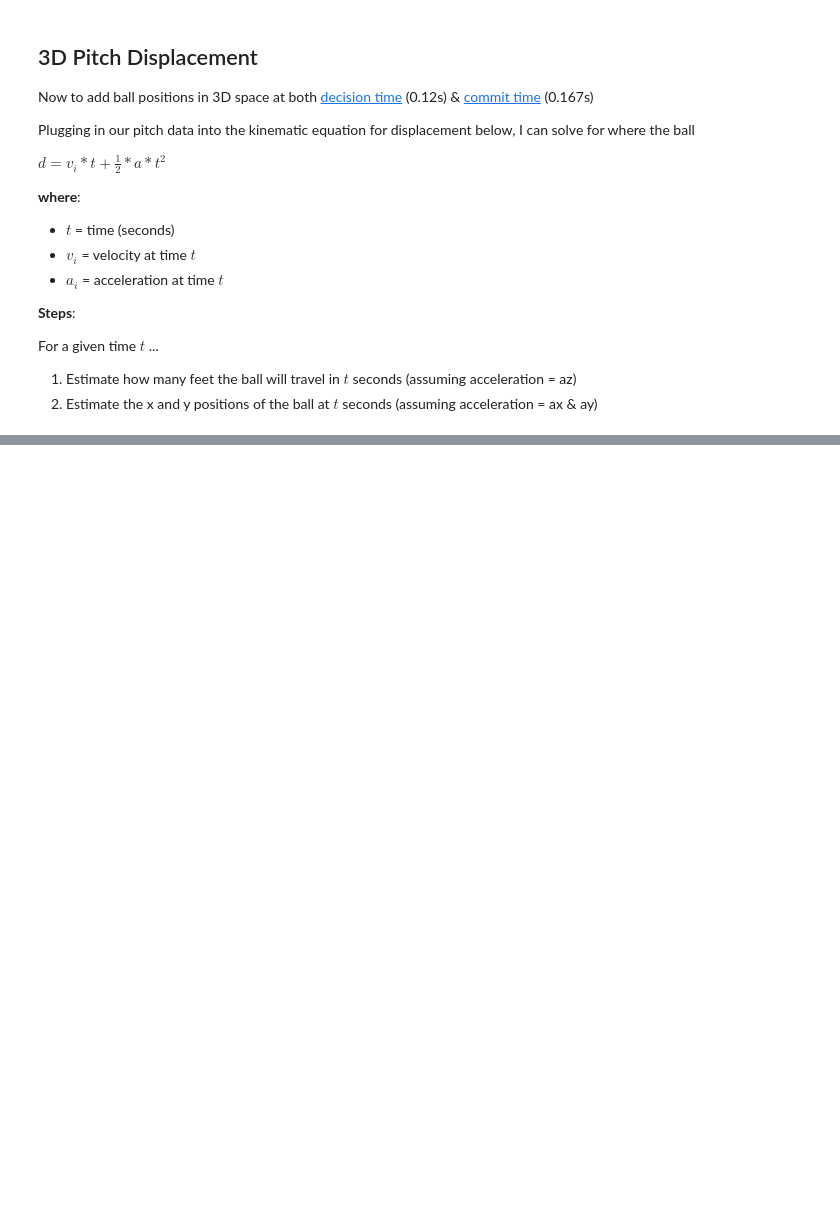
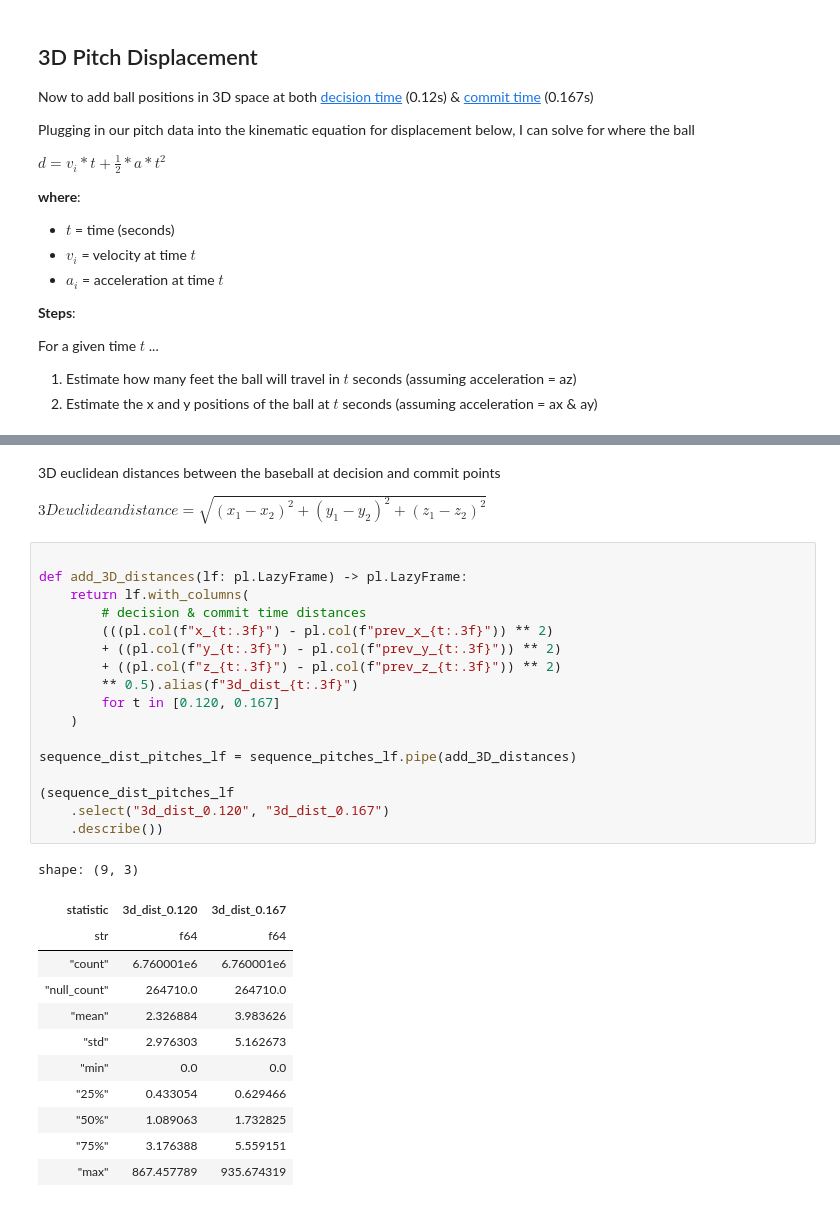
Before and after one commit to Jensen-holm/Sequence-Plus, a Jupyter notebook: notebooks/tunnel+.ipynb, the cells around one changed output, grey strips where cells are left out. Saved outputs shown, nothing was run; the diff lists cells and outputs as text; blank space fills up the shorter version.

```diff
--- a/notebooks/tunnel+.ipynb
+++ b/notebooks/tunnel+.ipynb
@@ -309,0 +370,34 @@ shape: (9, 7)
+# %% [markdown]
+3D euclidean distances between the baseball at decision and commit points
+
+$3Deuclideandistance = \sqrt{(x_1 - x_2)^2 + (y_1 - y_2)^2 + (z_1 - z_2)^2}$
+# %%
+
+def add_3D_distances(lf: pl.LazyFrame) -> pl.LazyFrame:
+    return lf.with_columns(
+        # decision & commit time distances
+        (((pl.col(f"x_{t:.3f}") - pl.col(f"prev_x_{t:.3f}")) ** 2)
+        + ((pl.col(f"y_{t:.3f}") - pl.col(f"prev_y_{t:.3f}")) ** 2)
+        + ((pl.col(f"z_{t:.3f}") - pl.col(f"prev_z_{t:.3f}")) ** 2)
+        ** 0.5).alias(f"3d_dist_{t:.3f}")
+        for t in [0.120, 0.167]
+    )
+
+sequence_dist_pitches_lf = sequence_pitches_lf.pipe(add_3D_distances)
+
+(sequence_dist_pitches_lf
+    .select("3d_dist_0.120", "3d_dist_0.167")
+    .describe())
+# %% [output]
+shape: (9, 3)
+| statistic | 3d_dist_0.120 | 3d_dist_0.167 |
+| str | f64 | f64 |
+| "count" | 6.760001e6 | 6.760001e6 |
+| "null_count" | 264710.0 | 264710.0 |
+| "mean" | 2.326884 | 3.983626 |
+| "std" | 2.976303 | 5.162673 |
+| "min" | 0.0 | 0.0 |
+| "25%" | 0.433054 | 0.629466 |
+| "50%" | 1.089063 | 1.732825 |
+| "75%" | 3.176388 | 5.559151 |
+| "max" | 867.457789 | 935.674319 |
```
Also changed, not shown: parts of 8 cells of this notebook.
